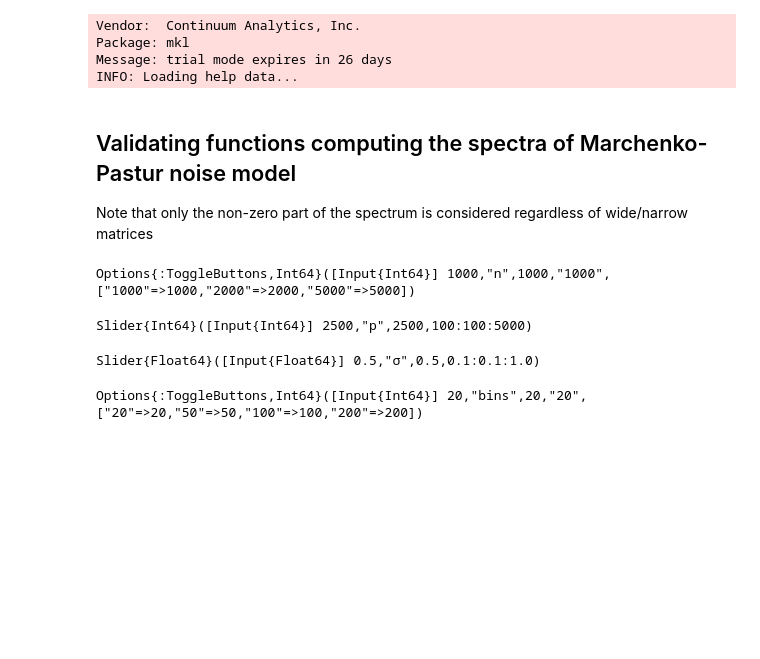
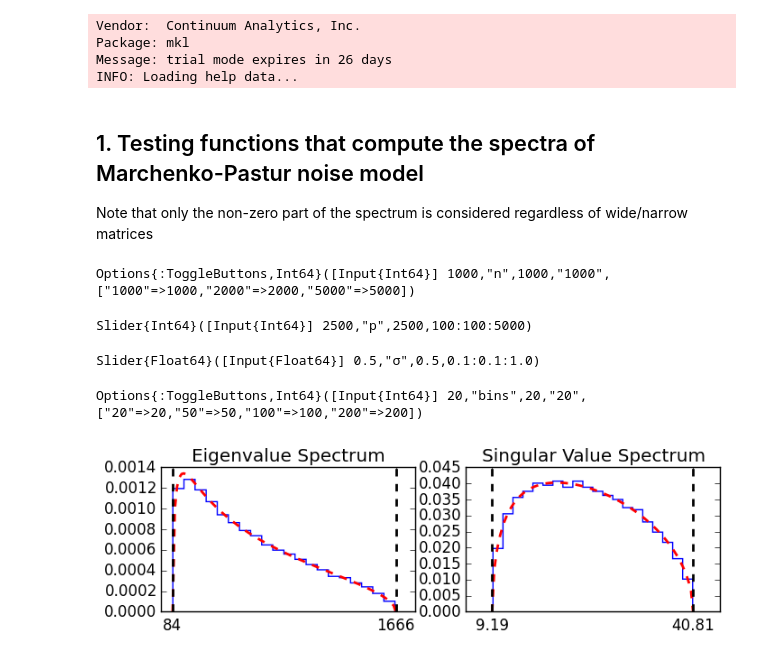
Before and after one commit to ganguli-lab/single-trial, a Jupyter notebook: notebooks/Marchenko-Pastur noise model tests.ipynb, the cells around one changed output. Saved outputs shown, nothing was run; the diff lists cells and outputs as text; code cells hidden in the pictures; blank space fills up the shorter version.

```diff
--- a/notebooks/Marchenko-Pastur noise model tests.ipynb
+++ b/notebooks/Marchenko-Pastur noise model tests.ipynb
@@ -8,14 +8,14 @@ Package: mkl
 Message: trial mode expires in 26 days
 INFO: Loading help data...
 # %% [markdown]
-## Validating functions computing the spectra of Marchenko-Pastur noise model
+## 1. Testing functions that compute the spectra of Marchenko-Pastur noise model
 
 Note that only the non-zero part of the spectrum is considered regardless of wide/narrow matrices
 # %%
 ns = [1000, 2000, 5000]
 ps = 100:100:5000
 
-f = figure(figsize=(8, 3))
+f = figure(figsize=(8, 2))
 
 @manipulate for n in ns, p in ps, σ in 0.1:0.1:1, bins in [20, 50, 100, 200]
     m = MPModel(p, n, σ)
@@ -26,30 +26,31 @@ f = figure(figsize=(8, 3))
     Es = ev_rand(m)
     Eu, El = ev_ub(m), ev_lb(m)
 
     svspec = sv_spec(m)
     evspec = ev_spec(m)
 
     withfig(f) do
         x = ev_linsupport(m, 101)
         y = map(evspec, x)
         subplot(121)
         plt.hist(Es, bins, normed=true, histtype="step")
         plt.plot(x, y, "r--", linewidth="2")
         axvline(El, linewidth=2, color="k", linestyle="--")
         axvline(Eu, linewidth=2, color="k", linestyle="--")
         xticks([El, Eu]); yticks(); title("Eigenvalue Spectrum")
 
         x = sv_linsupport(m, 101)
         subplot(122)
         plt.hist(Ss, bins, normed=true, histtype="step")
         plt.plot(x, map(svspec, x), "r--", linewidth="2")
         axvline(Sl, linewidth=2, color="k", linestyle="--")
         axvline(Su, linewidth=2, color="k", linestyle="--")
         xticks([Sl, Su]); yticks(); title("Singular Value Spectrum")
     end
 end
 # %% [output]
 Options{:ToggleButtons,Int64}([Input{Int64}] 1000,"n",1000,"1000",["1000"=>1000,"2000"=>2000,"5000"=>5000])
 Slider{Int64}([Input{Int64}] 2500,"p",2500,100:100:5000)
 Slider{Float64}([Input{Float64}] 0.5,"σ",0.5,0.1:0.1:1.0)
 Options{:ToggleButtons,Int64}([Input{Int64}] 20,"bins",20,"20",["20"=>20,"50"=>50,"100"=>100,"200"=>200])
+[figure, added]
```
Also changed, not shown: parts of 2 cells of this notebook.
